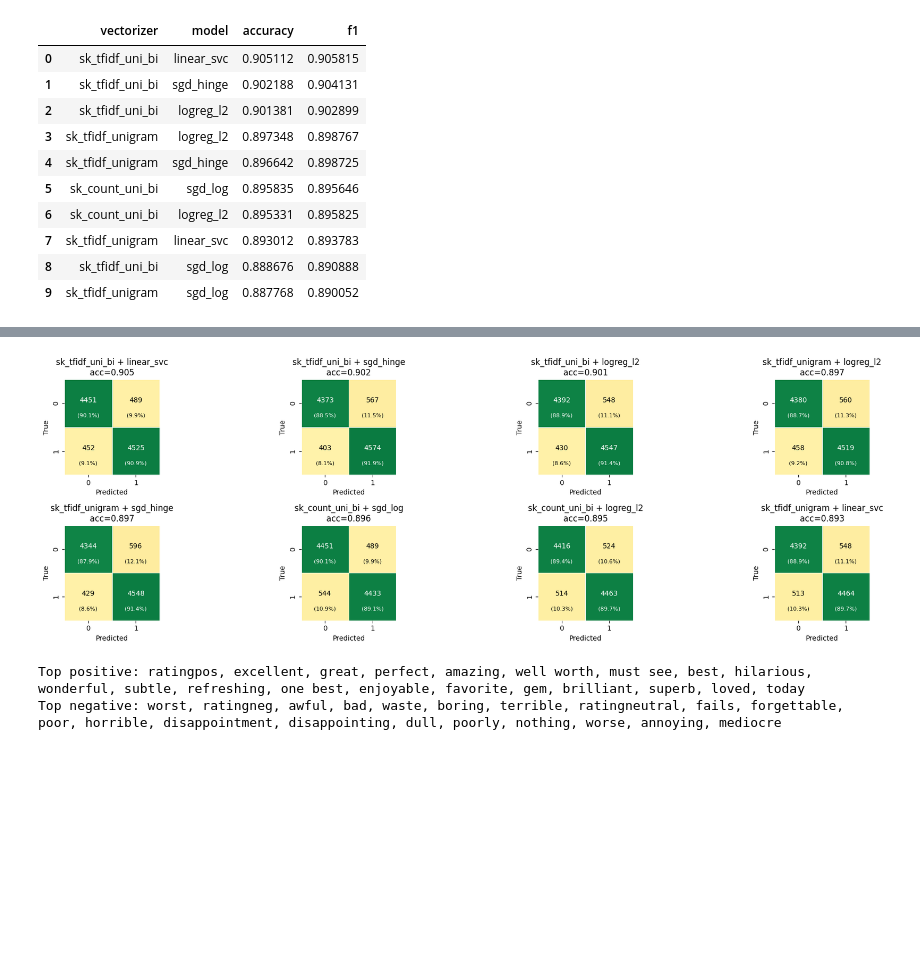
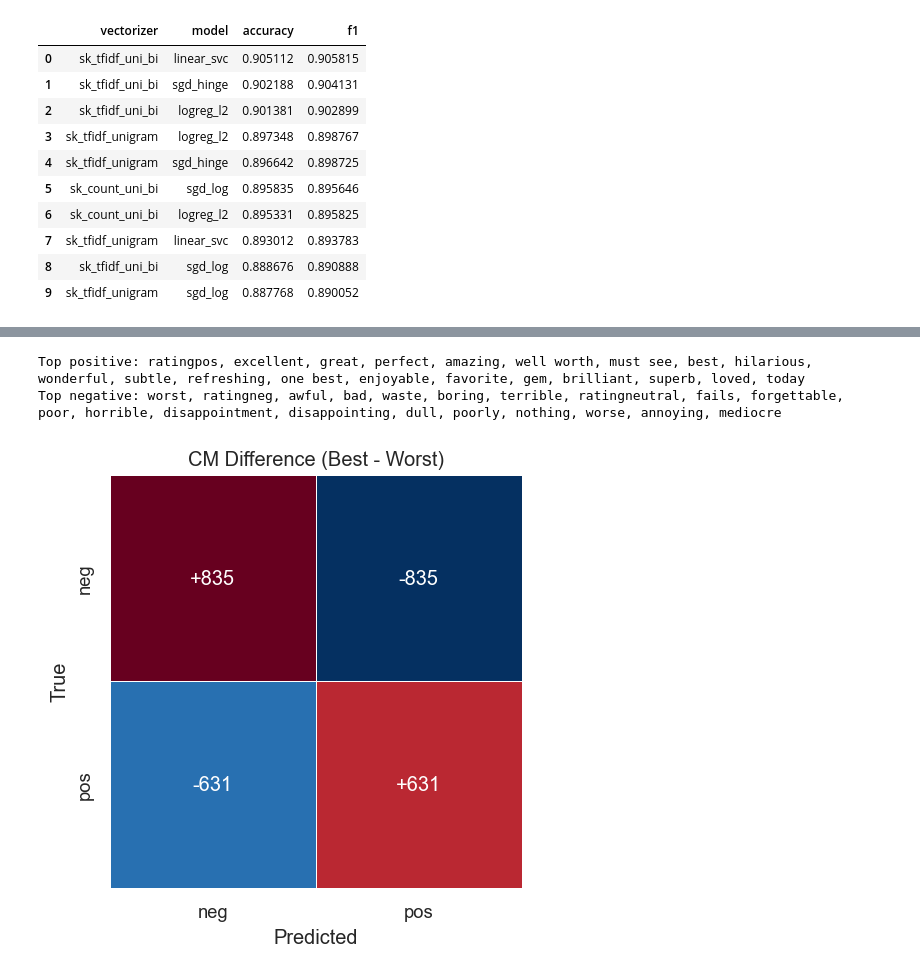
Before and after one commit to Sifat-Ahmed/imdb-movie-classification, a Jupyter notebook: notebooks/Step_2_ML_classification.ipynb, the cells around one changed output, grey strips where cells are left out. Saved outputs shown, nothing was run; the diff lists cells and outputs as text; code cells hidden in the pictures; blank space fills up the shorter version.

```diff
--- a/notebooks/Step_2_ML_classification.ipynb
+++ b/notebooks/Step_2_ML_classification.ipynb
@@ -355,18 +288,3 @@ def plot_cm_grid_ranked(
-# %%
-topN = 8
-top_rows = combined_df.head(topN)
-
-# build results-like list for the plotting util
-cm_inputs = []
-for _, row in top_rows.iterrows():
-    # find the corresponding preds container
-    bucket = sk_results if row["source"]=="sklearn" else results
-    hit = next(r for r in bucket if r["vectorizer"]==row["vectorizer"] and r["model"]==row["model"])
-    cm_inputs.append(hit)
-
-plot_cm_grid_ranked(cm_inputs, n_rows=2, n_cols=4, top_n=None)  # uses the nicer normalized diverging view
-# %% [output]
-[figure, removed]
 # %%
 best_sk = sk_results_df.iloc[0]
 vec = sk_vecs[best_sk["vectorizer"]]
@@ -395,3 +313,35 @@ show_top_linear(mdl, n=20)
 # %% [output]
 Top positive: ratingpos, excellent, great, perfect, amazing, well worth, must see, best, hilarious, wonderful, subtle, refreshing, one best, enjoyable, favorite, gem, brilliant, superb, loved, today
 Top negative: worst, ratingneg, awful, bad, waste, boring, terrible, ratingneutral, fails, forgettable, poor, horrible, disappointment, disappointing, dull, poorly, nothing, worse, annoying, mediocre
+# %%
+cm_best  = confusion_matrix(r_best["y_true"],  r_best["y_pred"],  labels=[0,1])
+cm_worst = confusion_matrix(r_worst["y_true"], r_worst["y_pred"], labels=[0,1])
+cm_diff  = cm_best - cm_worst
+
+M = int(np.abs(cm_diff).max())
+
+fig, ax = plt.subplots(figsize=(6, 4.5))  # give rows some height
+sns.heatmap(
+    cm_diff,
+    cmap="RdBu_r",
+    vmin=-M, vmax=M, center=0,
+    cbar=False,
+    square=True,
+    linewidths=0.5, linecolor="white",
+    xticklabels=["neg","pos"], yticklabels=["neg","pos"],
+    annot=False, ax=ax
+)
+
+for i in range(cm_diff.shape[0]):
+    for j in range(cm_diff.shape[1]):
+        val = int(cm_diff[i, j])
+        # brighter background -> use white text
+        color = "white" if abs(val) > 0.5 * M else "black"
+        ax.text(j+0.5, i+0.5, f"{val:+d}", ha="center", va="center", fontsize=12, color=color)
+
+ax.set_title("CM Difference (Best - Worst)")
+ax.set_xlabel("Predicted"); ax.set_ylabel("True")
+plt.tight_layout();
+plt.show()
+# %% [output]
+[figure, added]
```
Also changed, not shown: parts of 8 cells of this notebook, 5 other files.
